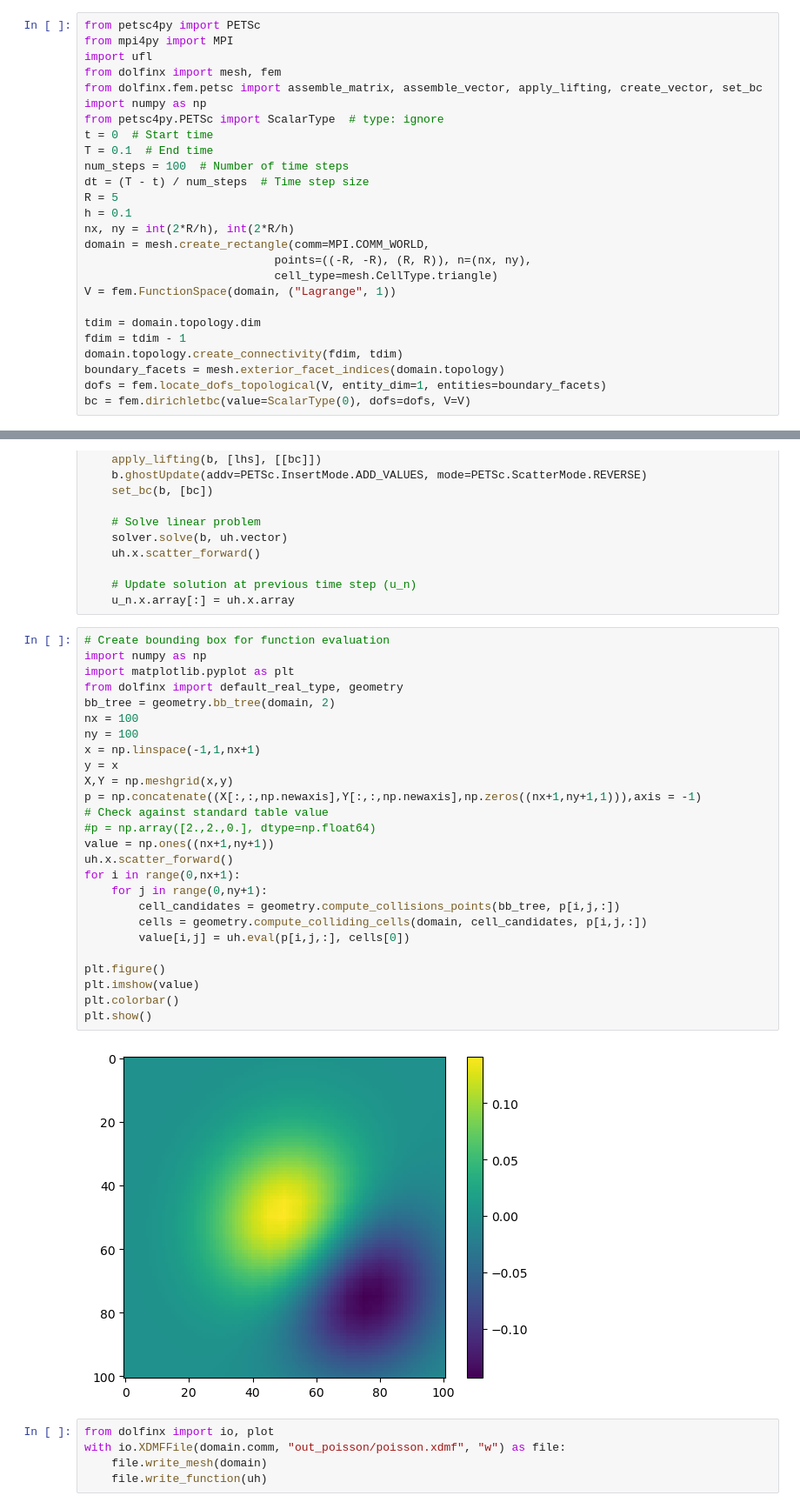
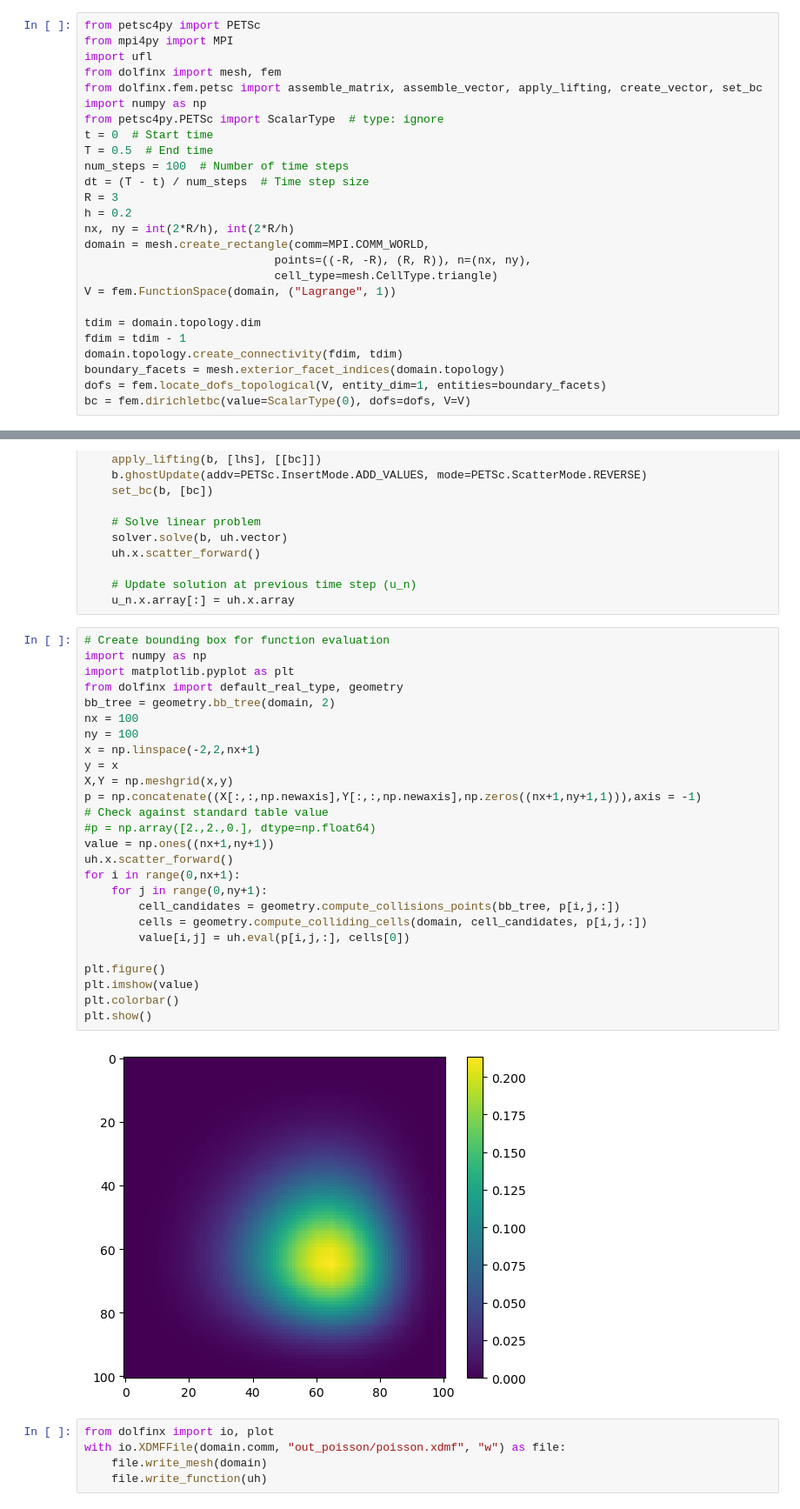
Before and after one commit to yl602019618/FilterNO, a Jupyter notebook: FKE_multi_gaussian.ipynb, the cells around one changed output, grey strips where cells are left out. Shown at 87% size. Drawn from its saved outputs; the diff is of its cells as text.

```diff
--- a/FKE_multi_gaussian.ipynb
+++ b/FKE_multi_gaussian.ipynb
@@ -7,11 +7,11 @@ from dolfinx.fem.petsc import assemble_matrix, assemble_vector, apply_lifting, c
 import numpy as np
 from petsc4py.PETSc import ScalarType  # type: ignore
 t = 0  # Start time
-T = 0.1  # End time
+T = 0.5  # End time
 num_steps = 100  # Number of time steps
 dt = (T - t) / num_steps  # Time step size
-R = 5
-h = 0.1
+R = 3
+h = 0.2
 nx, ny = int(2*R/h), int(2*R/h)
 domain = mesh.create_rectangle(comm=MPI.COMM_WORLD,
                             points=((-R, -R), (R, R)), n=(nx, ny),
@@ -152,31 +152,31 @@ for n in range(num_steps):
 # %%
 # Create bounding box for function evaluation
 import numpy as np
 import matplotlib.pyplot as plt
 from dolfinx import default_real_type, geometry
 bb_tree = geometry.bb_tree(domain, 2)
 nx = 100
 ny = 100
-x = np.linspace(-1,1,nx+1)
+x = np.linspace(-2,2,nx+1)
 y = x
 X,Y = np.meshgrid(x,y)
 p = np.concatenate((X[:,:,np.newaxis],Y[:,:,np.newaxis],np.zeros((nx+1,ny+1,1))),axis = -1)
 # Check against standard table value
 #p = np.array([2.,2.,0.], dtype=np.float64)
 value = np.ones((nx+1,ny+1))
 uh.x.scatter_forward()
 for i in range(0,nx+1):
     for j in range(0,ny+1):
         cell_candidates = geometry.compute_collisions_points(bb_tree, p[i,j,:])
         cells = geometry.compute_colliding_cells(domain, cell_candidates, p[i,j,:])
         value[i,j] = uh.eval(p[i,j,:], cells[0])
 
 plt.figure()
 plt.imshow(value)
 plt.colorbar()
 plt.show()
 # %% [output]
-[figure, old version]
+[figure, new version]
 # %%
 from dolfinx import io, plot
 with io.XDMFFile(domain.comm, "out_poisson/poisson.xdmf", "w") as file:
```
Also changed, not shown: parts of 2 cells of this notebook, 5 other files.
